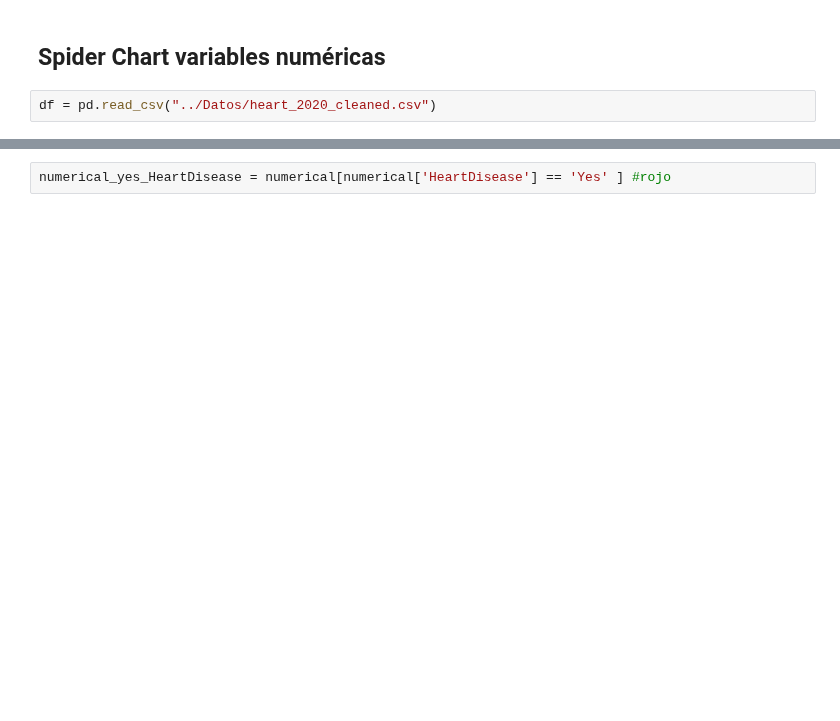
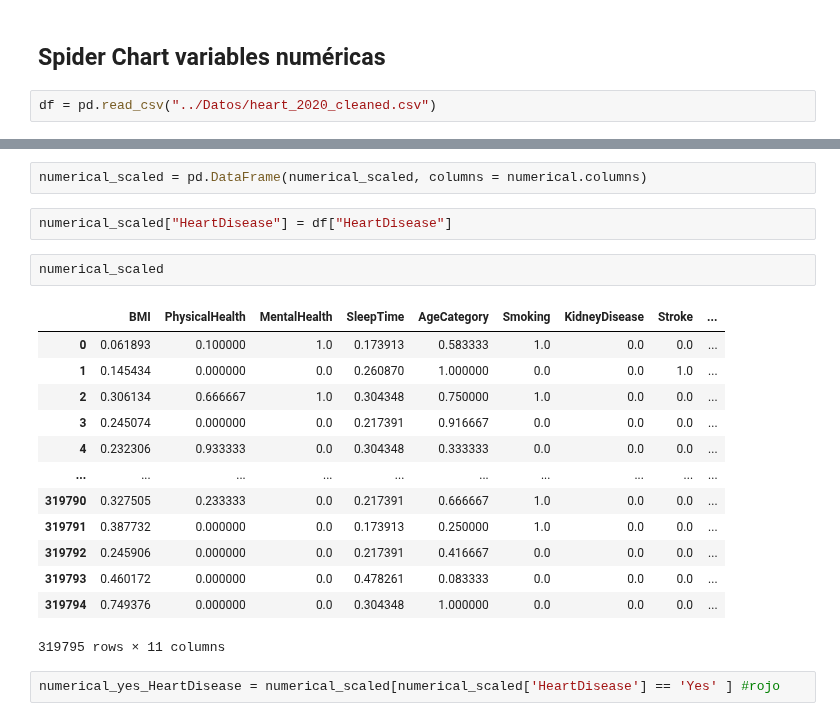
Before and after one commit to carlos-castro-davd/Trabajo-3-Heart-Desease, a Jupyter notebook: EDA/Spider Chart.ipynb, the cells around one changed output, grey strips where cells are left out. Saved outputs shown, nothing was run; the diff lists cells and outputs as text; blank space fills up the shorter version.

```diff
--- a/EDA/Spider Chart.ipynb
+++ b/EDA/Spider Chart.ipynb
@@ -32,3 +76,23 @@ numerical
+# %%
+numerical_scaled = pd.DataFrame(numerical_scaled, columns = numerical.columns)
+# %%
+numerical_scaled["HeartDisease"] = df["HeartDisease"]
+# %%
+numerical_scaled
+# %% [output]
+|  | BMI | PhysicalHealth | MentalHealth | SleepTime | AgeCategory | Smoking | KidneyDisease | Stroke | ... |
+| 0 | 0.061893 | 0.100000 | 1.0 | 0.173913 | 0.583333 | 1.0 | 0.0 | 0.0 | ... |
+| 1 | 0.145434 | 0.000000 | 0.0 | 0.260870 | 1.000000 | 0.0 | 0.0 | 1.0 | ... |
+| 2 | 0.306134 | 0.666667 | 1.0 | 0.304348 | 0.750000 | 1.0 | 0.0 | 0.0 | ... |
+| 3 | 0.245074 | 0.000000 | 0.0 | 0.217391 | 0.916667 | 0.0 | 0.0 | 0.0 | ... |
+| 4 | 0.232306 | 0.933333 | 0.0 | 0.304348 | 0.333333 | 0.0 | 0.0 | 0.0 | ... |
+| ... | ... | ... | ... | ... | ... | ... | ... | ... | ... |
+| 319790 | 0.327505 | 0.233333 | 0.0 | 0.217391 | 0.666667 | 1.0 | 0.0 | 0.0 | ... |
+| 319791 | 0.387732 | 0.000000 | 0.0 | 0.173913 | 0.250000 | 1.0 | 0.0 | 0.0 | ... |
+| 319792 | 0.245906 | 0.000000 | 0.0 | 0.217391 | 0.416667 | 0.0 | 0.0 | 0.0 | ... |
+| 319793 | 0.460172 | 0.000000 | 0.0 | 0.478261 | 0.083333 | 0.0 | 0.0 | 0.0 | ... |
+| 319794 | 0.749376 | 0.000000 | 0.0 | 0.304348 | 1.000000 | 0.0 | 0.0 | 0.0 | ... |
+319795 rows × 11 columns
 # %%
-numerical_yes_HeartDisease = numerical[numerical['HeartDisease'] == 'Yes' ] #rojo
+numerical_yes_HeartDisease = numerical_scaled[numerical_scaled['HeartDisease'] == 'Yes' ] #rojo
 # %%
```
Also changed, not shown: parts of 18 cells of this notebook, 2 other files.
